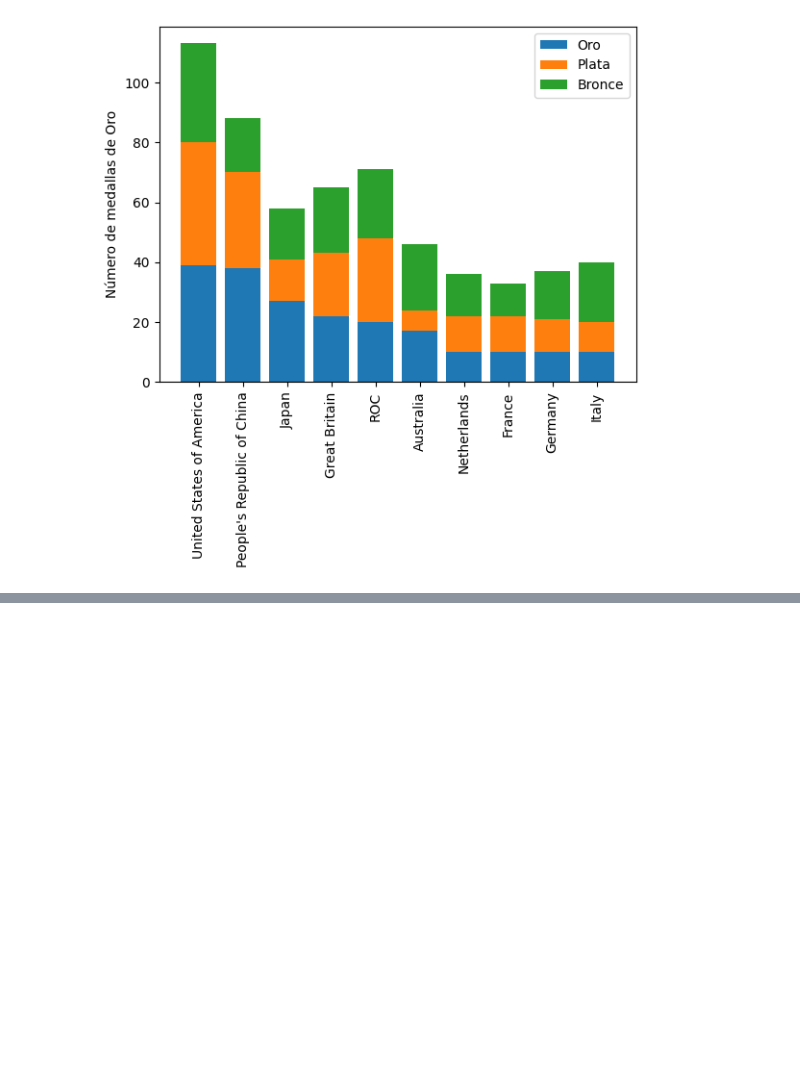
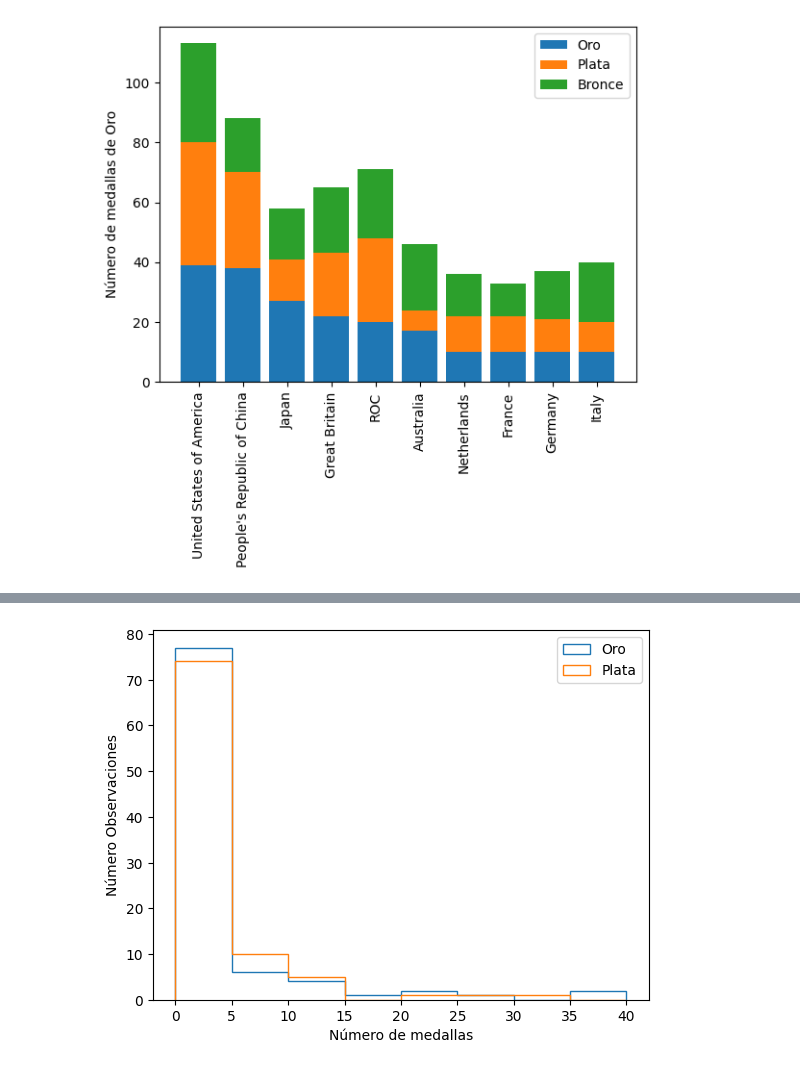
Before and after one commit to Benmaza/Benmaza, a Jupyter notebook: EBAC/16_Matplotlib_3.ipynb, the cells around one changed output, grey strips where cells are left out. Saved outputs shown, nothing was run; the diff lists cells and outputs as text; code cells hidden in the pictures; blank space fills up the shorter version.

```diff
--- a/EBAC/16_Matplotlib_3.ipynb
+++ b/EBAC/16_Matplotlib_3.ipynb
@@ -59,0 +80,11 @@ plt.show()
+# %%
+# creacion de histogramas con especificaciones de intervalos / bins
+fig, ax = plt.subplots()
+ax.hist(df['Gold'], label='Oro', bins=[0,5,10,15,20,25,30,35,40], histtype='step')
+ax.hist(df['Silver'], label='Plata', bins=[0,5,10,15,20,25,30,35,40], histtype='step')
+ax.set_xlabel('Número de medallas')
+ax.set_ylabel('Número Observaciones')
+ax.legend()
+plt.show()
+# %% [output]
+[figure, added]
```
Also changed, not shown: parts of 7 cells of this notebook, 1 other file.
